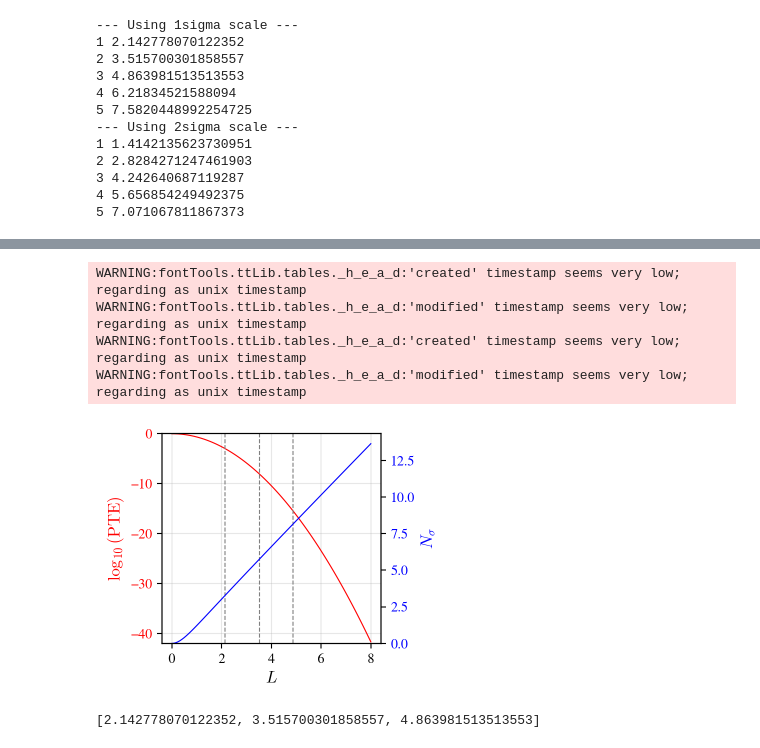
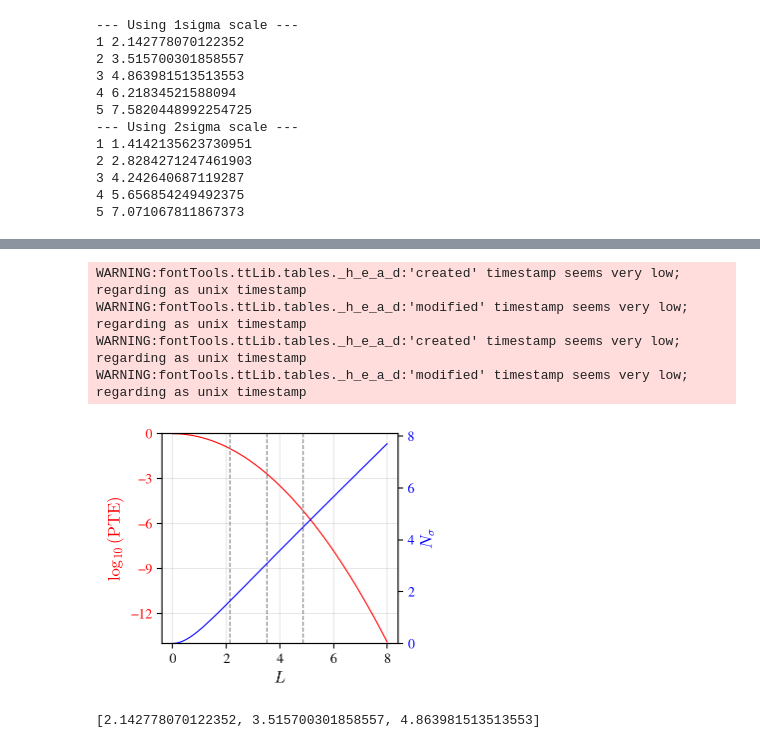
Before and after one commit to matiasleize/multimeter, a Jupyter notebook: notebooks/fig3_Q_DM.ipynb, the cells around one changed output, grey strips where cells are left out. Cells and saved outputs as stored; diff of their text form; code cells hidden in the pictures.

Commit message:
Fix plot

```diff
--- a/notebooks/fig3_Q_DM.ipynb
+++ b/notebooks/fig3_Q_DM.ipynb
@@ -181,8 +173,6 @@ factor_line = [
     n_eff_to_L_iso(n=3, d=2)
     ]
 
-
-
 factor = np.linspace(0.0, 8.0, 100)
 PTE_arr = np.zeros(len(factor))
 n_sigma_arr = np.zeros(len(factor))
@@ -191,22 +181,16 @@ for i, L_val in enumerate(factor):
     # Means at the vertices of an equilateral triangle with side length ~ L_val
     mean_A = L_val * np.array([-1/2., 0.])
     mean_B = L_val * np.array([ 1/2., 0.])
-    mean_C = L_val * np.array([ 0.  , np.sqrt(3) / 2.])
 
     # Isotropic covariances
     cov_A = np.eye(d) / 2.0
     cov_B = cov_A.copy()
-    cov_C = cov_A.copy()
 
     # Tension vectors
     r_1 = np.dot(sqrtm(np.linalg.inv(cov_A + cov_B)), (mean_A - mean_B))
-    r_2 = np.dot(sqrtm(np.linalg.inv(cov_A + cov_C)), (mean_A - mean_C))
-    r_3 = np.dot(sqrtm(np.linalg.inv(cov_B + cov_C)), (mean_B - mean_C))
 
     # Quadratic statistic in terms of the tension vectors
-    beta_L = (np.linalg.norm(r_1)**2
-              + np.linalg.norm(r_2)**2
-              + np.linalg.norm(r_3)**2) / L
+    beta_L = (np.linalg.norm(r_1)**2)
 
     # PTE and effective N_sigma (assuming Gamma(d, 1))
     #PTE_arr[i] = gamma(a=d, scale=1.0).sf(beta_L)
@@ -241,32 +225,32 @@ for x0 in factor_line:
 
 # Right y-axis: N_sigma
 ax2.plot(factor, n_sigma_arr, color='blue')
 ax2.set_ylabel(r'$N_\sigma$', color='blue')
 ax2.tick_params(axis='y', labelcolor='blue')
 
 ymax = float(np.nanmax(n_sigma_arr))
 ax2.set_ylim(0.0, max(1.0, 1.05 * ymax))
 
 # Light grid on the left axis
 ax1.grid(alpha=0.3)
 
 plt.tight_layout(pad=0.02)
 
 os.chdir(os.path.join(path_global, 'multimeter', 'notebooks', 'figures'))
 plt.savefig('multidimensional_qdm_tension_vectors_L_vs_PTE_Nsigma_QDM.svg',
             bbox_inches='tight')
 plt.savefig('multidimensional_qdm_tension_vectors_L_vs_PTE_Nsigma_QDM.pdf',
             bbox_inches='tight')
 plt.savefig('multidimensional_qdm_tension_vectors_L_vs_PTE_Nsigma_QDM.png',
             dpi=300, bbox_inches='tight')
 
 plt.show()
 
 print(factor_line)
 # %% [output]
 WARNING:fontTools.ttLib.tables._h_e_a_d:'created' timestamp seems very low; regarding as unix timestamp
 WARNING:fontTools.ttLib.tables._h_e_a_d:'modified' timestamp seems very low; regarding as unix timestamp
 WARNING:fontTools.ttLib.tables._h_e_a_d:'created' timestamp seems very low; regarding as unix timestamp
 WARNING:fontTools.ttLib.tables._h_e_a_d:'modified' timestamp seems very low; regarding as unix timestamp
-[figure, old version]
+[figure, new version]
 [2.142778070122352, 3.515700301858557, 4.863981513513553]
```
Also changed, not shown: parts of 2 cells of this notebook.
